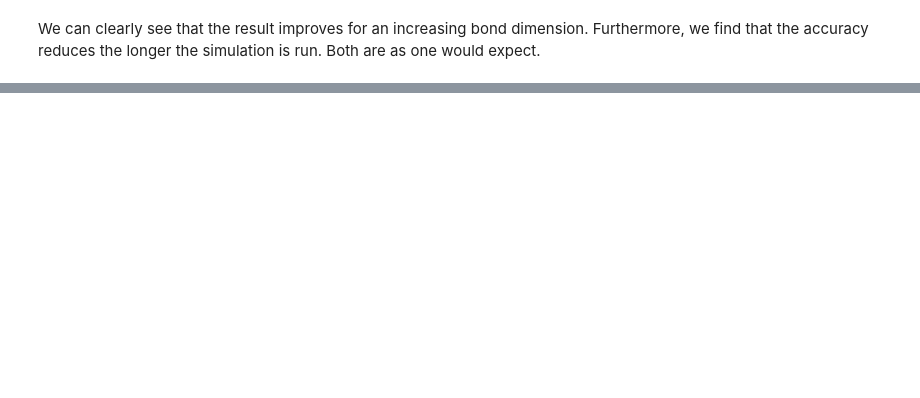
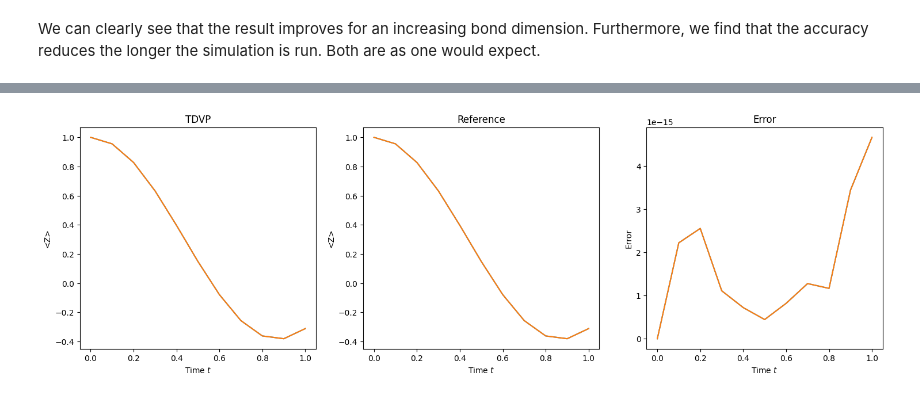
Before and after one commit to Drachier/PyTreeNet, a Jupyter notebook: example_notebooks/tdvp/demonstrating_tdvp_for_mps.ipynb, the cells around one changed output, grey strips where cells are left out. Drawn from its saved outputs; the diff is of its cells as text; code cells hidden in the pictures; blank space fills up the shorter version.

```diff
--- a/example_notebooks/tdvp/demonstrating_tdvp_for_mps.ipynb
+++ b/example_notebooks/tdvp/demonstrating_tdvp_for_mps.ipynb
@@ -359,0 +429,36 @@ We can clearly see that the result improves for an increasing bond dimension. Fu
+# %%
+num_sites = 2
+mJ = -1.5
+mg = -0.5
+# %%
+mps2 = ptn.MatrixProductState.constant_product_state(0,2,num_sites,
+                                                    bond_dimensions=[2])
+tdvp2 = ptn.SecondOrderOneSiteTDVP(mps2,ham_ttno_2_site,
+                                   time_step_size,final_time,
+                                   operators_2_site)
+tdvp2.run(evaluation_time=10,pgbar=True)
+# %%
+tdvp2_results_2_site_2nd_order_0 = np.real(tdvp2.results[0,:])
+tdvp2_results_2_site_2nd_order_1 = np.real(tdvp2.results[1,:])
+fig2, axs2 = plt.subplots(1,3, sharex=True, figsize=(18,5))
+axs2[0].plot(times, tdvp2_results_2_site_2nd_order_0)
+axs2[0].plot(times, tdvp2_results_2_site_2nd_order_1)
+axs2[0].set_xlabel("Time $t$")
+axs2[0].set_ylabel("<Z>")
+axs2[0].set_title("TDVP")
+
+axs2[1].plot(times, ref_results_2_site_0)
+axs2[1].plot(times, ref_results_2_site_1)
+axs2[1].set_xlabel("Time $t$")
+axs2[1].set_ylabel("<Z>")
+axs2[1].set_title("Reference")
+
+axs2[2].plot(times, np.abs(ref_results_2_site_0 - tdvp2_results_2_site_2nd_order_0))
+axs2[2].plot(times, np.abs(ref_results_2_site_1 - tdvp2_results_2_site_2nd_order_1))
+axs2[2].set_xlabel("Time $t$")
+axs2[2].set_ylabel("Error")
+axs2[2].set_title("Error")
+
+plt.show()
+# %% [output]
+[figure, added]
```
Also changed, not shown: parts of 31 cells of this notebook.
